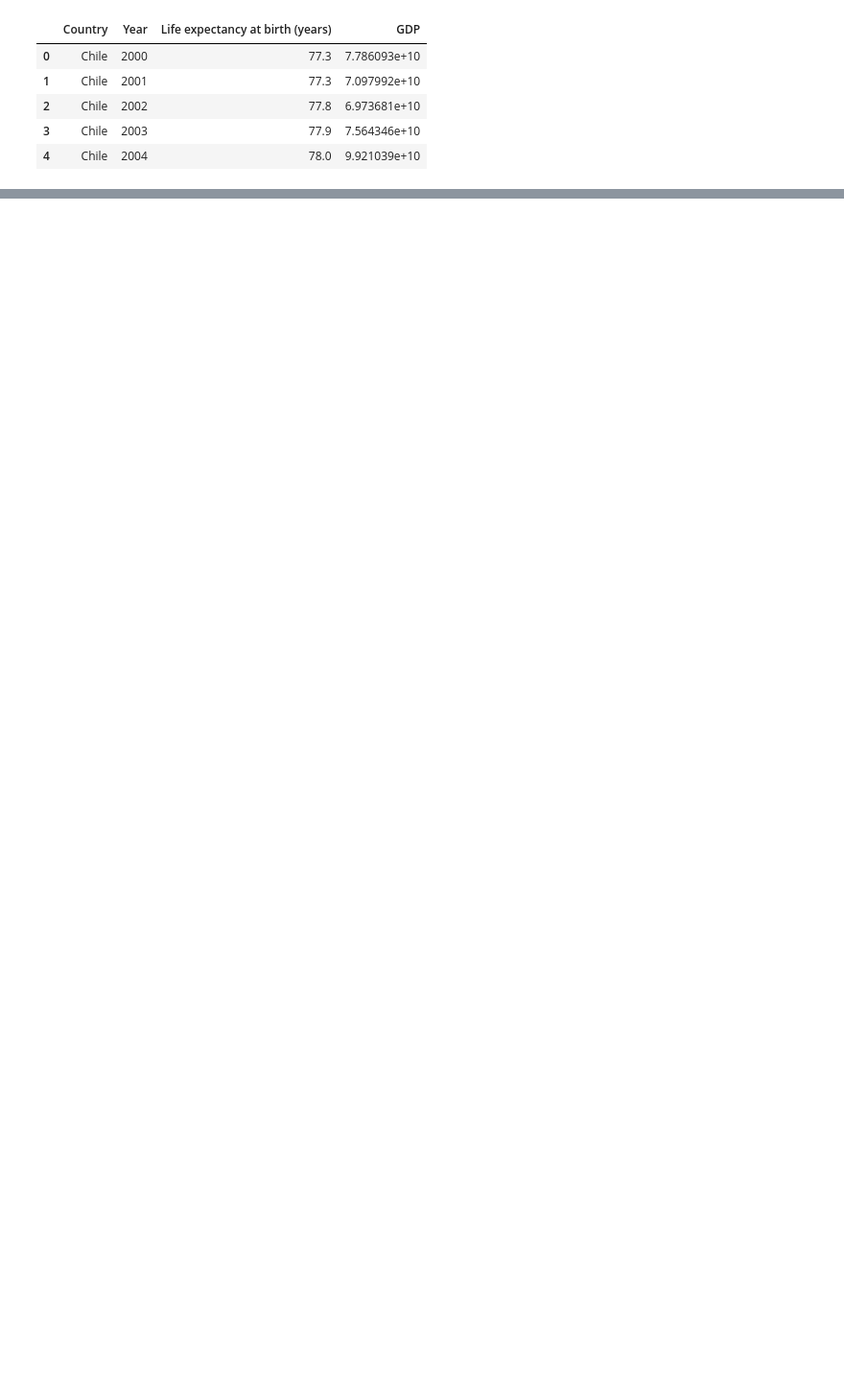
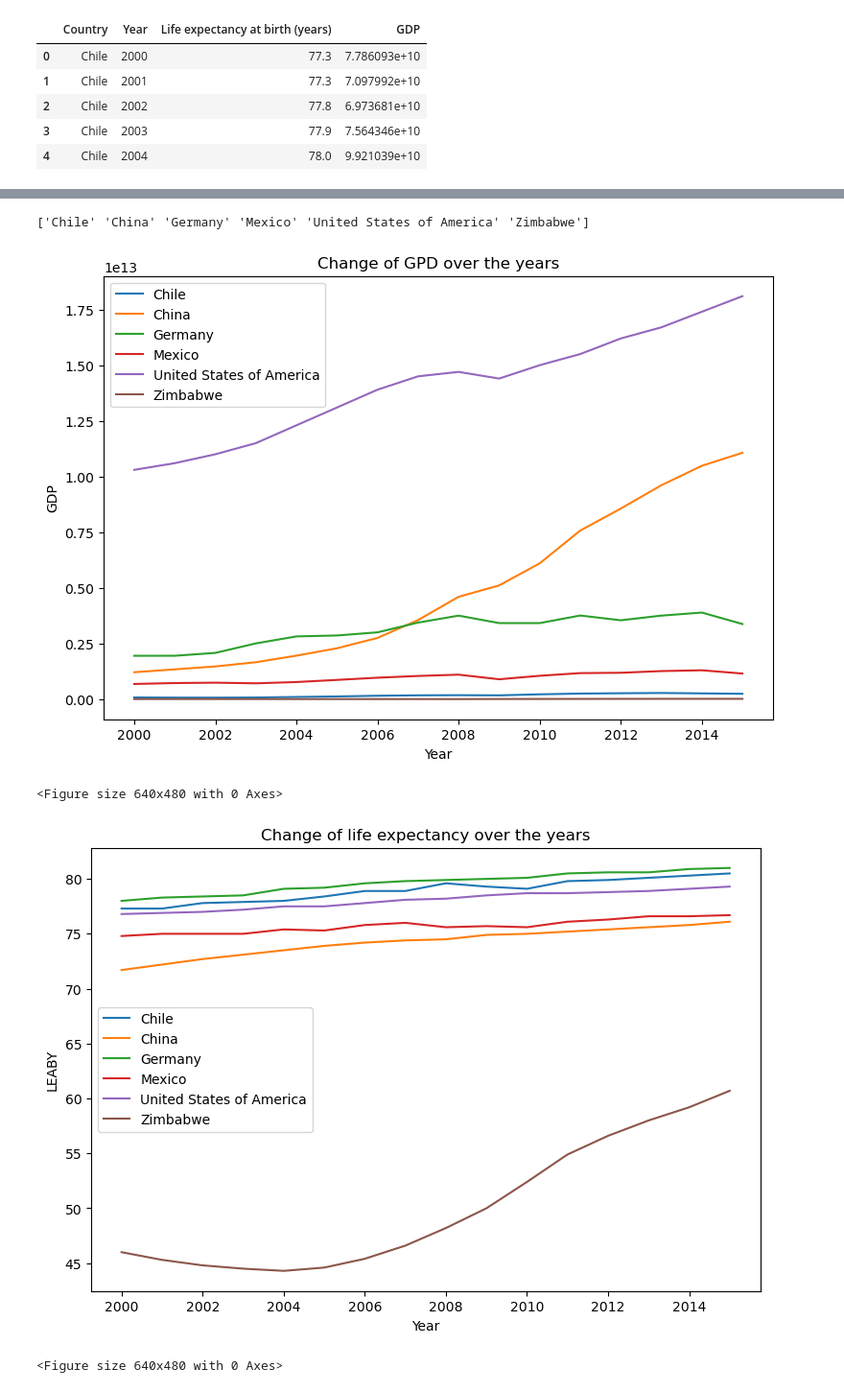
Before and after one commit to mkgrodzki/Codecademy-Life_Expectancy_GPD, a Jupyter notebook: life_expectancy_gdp.ipynb, the cells around one changed output, grey strips where cells are left out. Shown at 96% size. Saved outputs shown, nothing was run; the diff lists cells and outputs as text; code cells hidden in the pictures; blank space fills up the shorter version.

```diff
--- a/life_expectancy_gdp.ipynb
+++ b/life_expectancy_gdp.ipynb
@@ -53,0 +29,3 @@ df[df.Country == 'United States of America']
+# %%
+# Cleaning the data
+df = df.rename({"Life expectancy at birth (years)":"LEABY"}, axis = "columns")
@@ -53,0 +48,28 @@ df[df.Country == 'United States of America']
+# %%
+# Printing countries included in the data
+countries = df.Country.unique()
+print(countries)
+# %% [output]
+['Chile' 'China' 'Germany' 'Mexico' 'United States of America' 'Zimbabwe']
+# %%
+# Analyzing all countries together
+plt.figure(figsize=(9, 6))
+for country in countries:
+    sns.lineplot(data=df[df.Country == country], x = 'Year', y = 'GDP')
+plt.legend(countries)
+plt.title('Change of GPD over the years')
+plt.show()
+plt.clf()
+
+plt.figure(figsize=(9, 6))
+for country in countries:
+    sns.lineplot(data=df[df.Country == country], x = 'Year', y = 'LEABY')
+plt.legend(countries)
+plt.title('Change of life expectancy over the years')
+plt.show()
+plt.clf()
+# %% [output]
+[figure, added]
+<Figure size 640x480 with 0 Axes>
+[figure, added]
+<Figure size 640x480 with 0 Axes>
```
Also changed, not shown: parts of 10 cells of this notebook.
